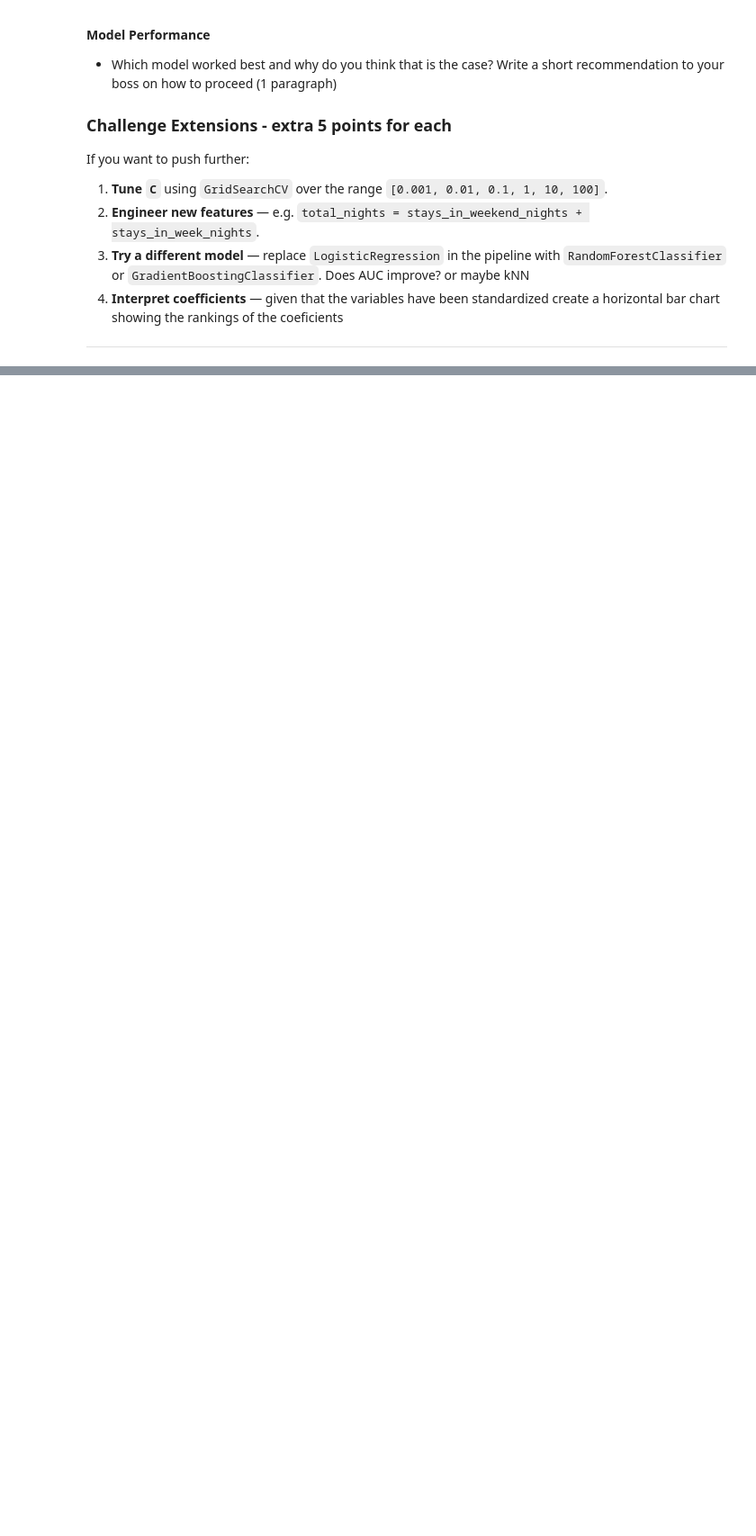
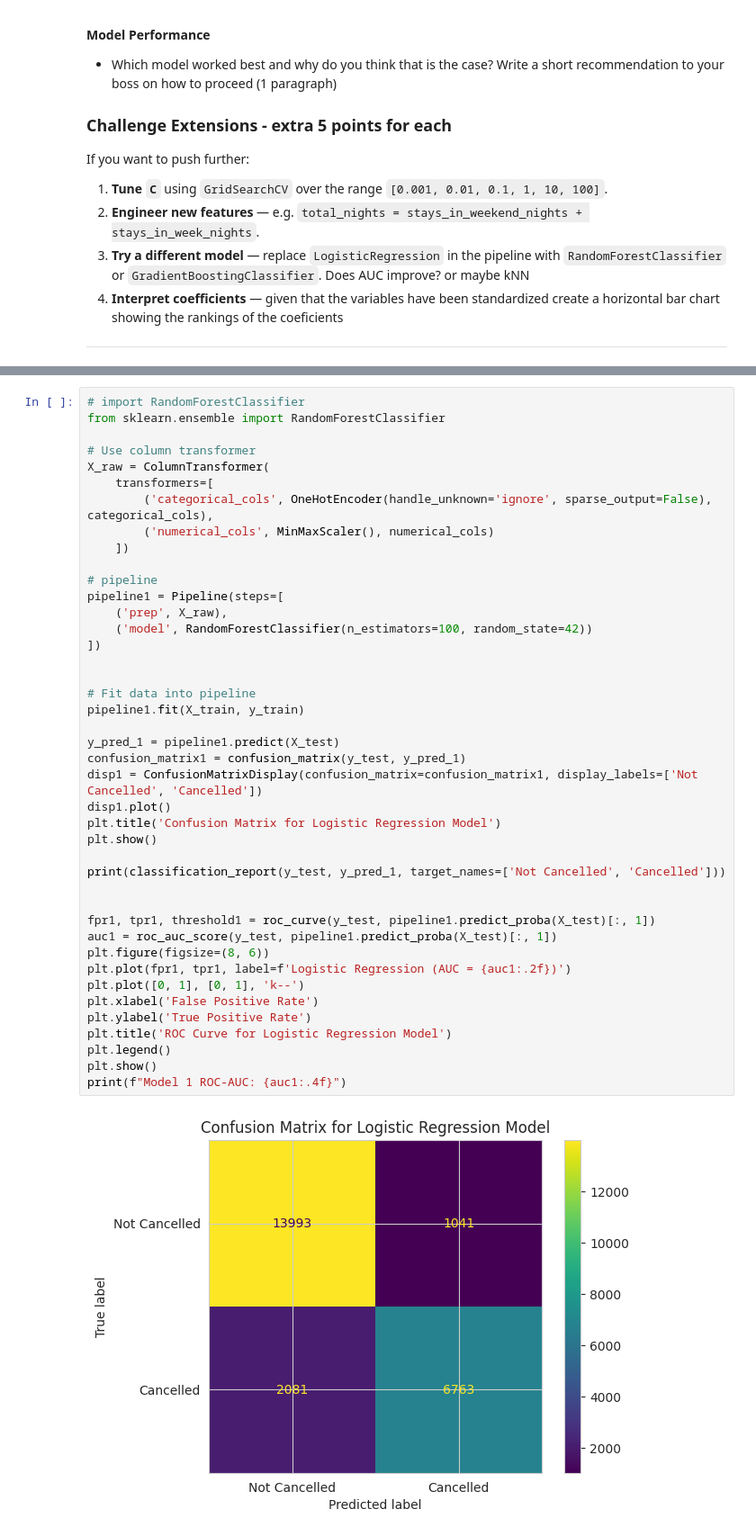
Before and after one commit to natalie-s11/Logistic_Regression, a Jupyter notebook: hotel_cancellation_lab.ipynb, the cells around one changed output, grey strips where cells are left out. Shown at 90% size. Cells and saved outputs as stored; diff of their text form; blank space fills up the shorter version.

```diff
--- a/hotel_cancellation_lab.ipynb
+++ b/hotel_cancellation_lab.ipynb
@@ -508,0 +519,44 @@ the rankings of the coeficients
+# %%
+# import RandomForestClassifier
+from sklearn.ensemble import RandomForestClassifier
+
+# Use column transformer
+X_raw = ColumnTransformer(
+    transformers=[
+        ('categorical_cols', OneHotEncoder(handle_unknown='ignore', sparse_output=False), categorical_cols),
+        ('numerical_cols', MinMaxScaler(), numerical_cols)
+    ])
+
+# pipeline
+pipeline1 = Pipeline(steps=[
+    ('prep', X_raw),
+    ('model', RandomForestClassifier(n_estimators=100, random_state=42))
+])
+
+
+# Fit data into pipeline
+pipeline1.fit(X_train, y_train)
+
+y_pred_1 = pipeline1.predict(X_test)
+confusion_matrix1 = confusion_matrix(y_test, y_pred_1)
+disp1 = ConfusionMatrixDisplay(confusion_matrix=confusion_matrix1, display_labels=['Not Cancelled', 'Cancelled'])
+disp1.plot()
+plt.title('Confusion Matrix for Logistic Regression Model')
+plt.show()
+
+print(classification_report(y_test, y_pred_1, target_names=['Not Cancelled', 'Cancelled']))
+
+
+fpr1, tpr1, threshold1 = roc_curve(y_test, pipeline1.predict_proba(X_test)[:, 1])
+auc1 = roc_auc_score(y_test, pipeline1.predict_proba(X_test)[:, 1])
+plt.figure(figsize=(8, 6))
+plt.plot(fpr1, tpr1, label=f'Logistic Regression (AUC = {auc1:.2f})')
+plt.plot([0, 1], [0, 1], 'k--')
+plt.xlabel('False Positive Rate')
+plt.ylabel('True Positive Rate')
+plt.title('ROC Curve for Logistic Regression Model')
+plt.legend()
+plt.show()
+print(f"Model 1 ROC-AUC: {auc1:.4f}")
+# %% [output]
+[figure, added]
```
Also changed, not shown: parts of 9 cells of this notebook.
